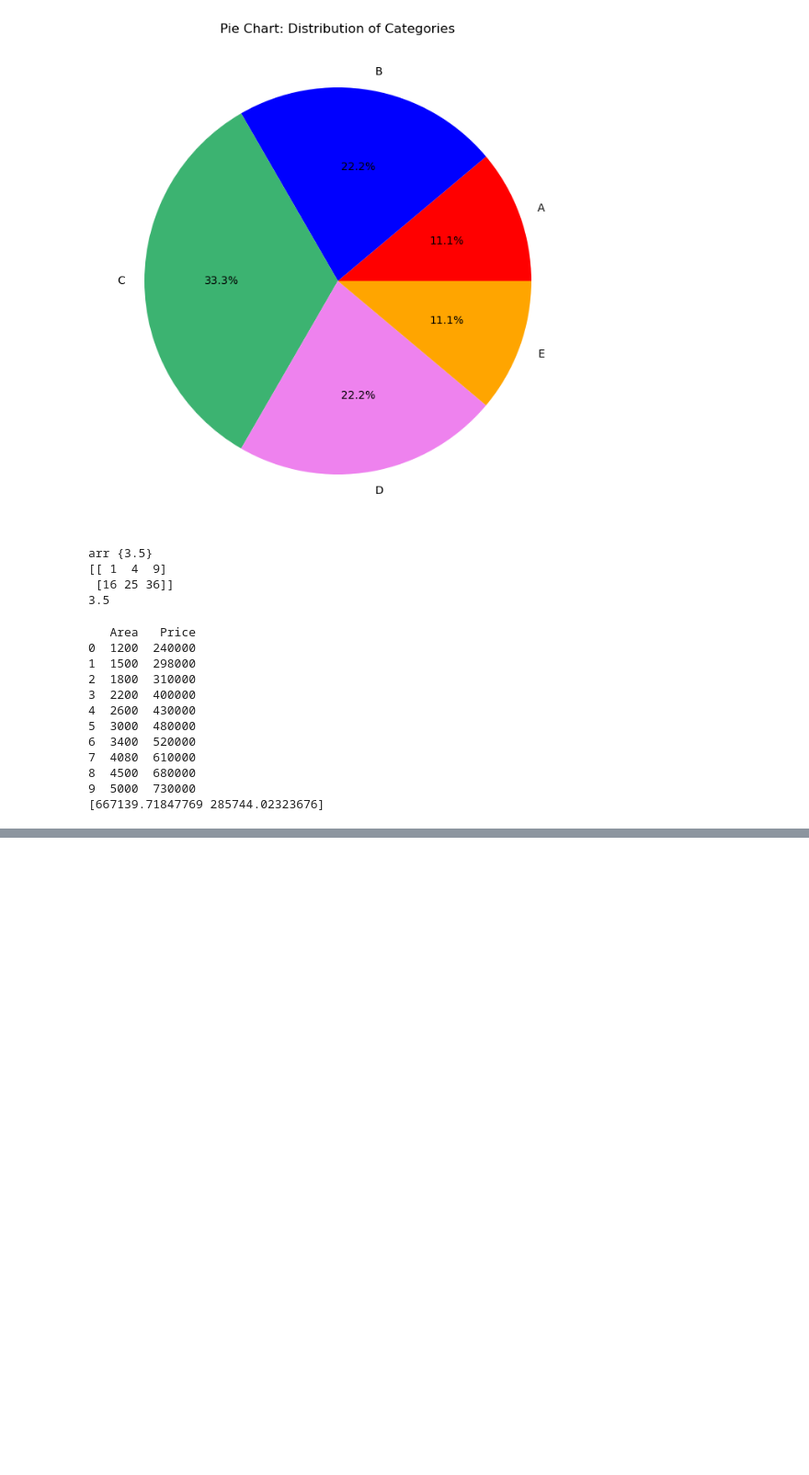
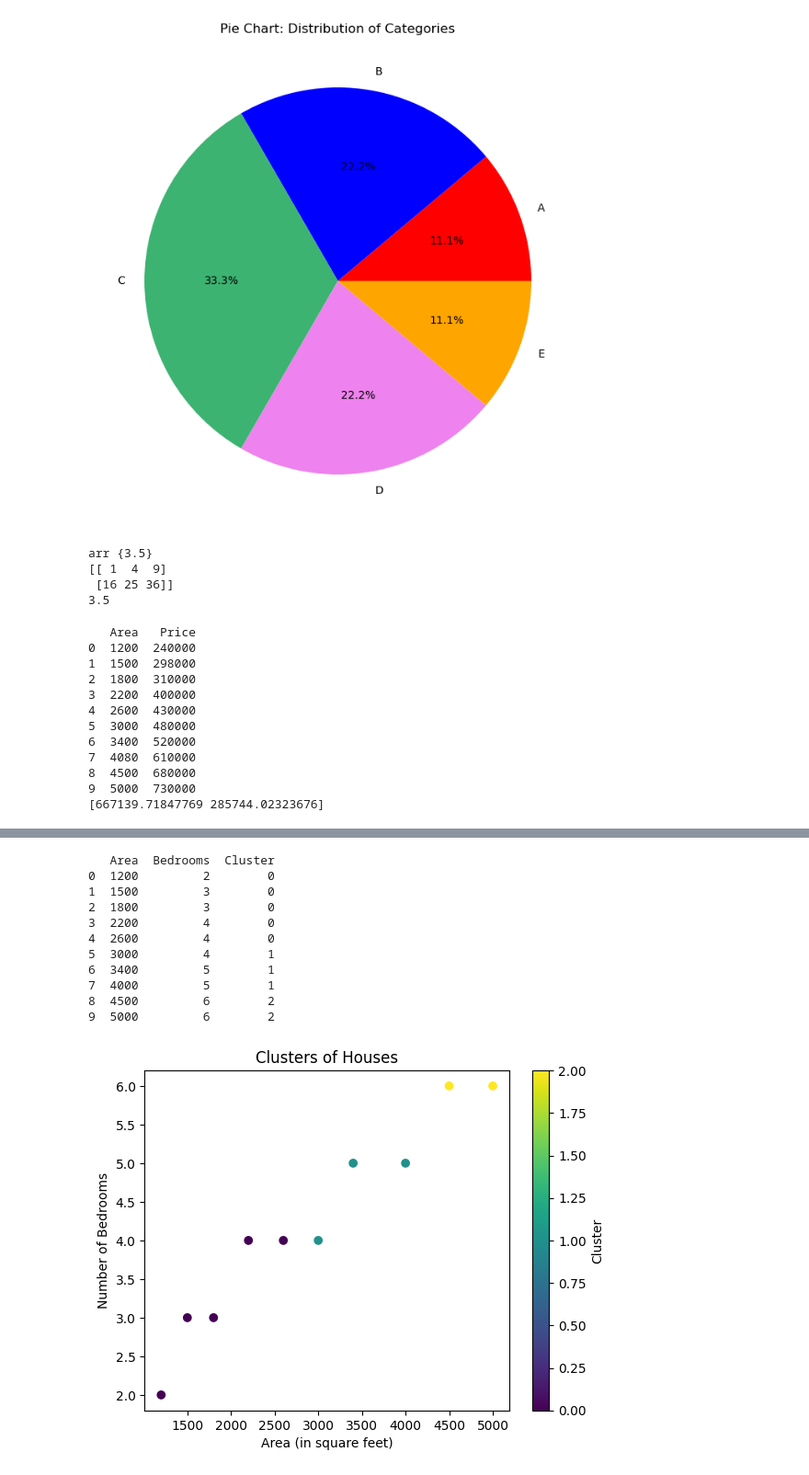
Before and after one commit to AKSHAY-MORE10/PYTHON, a Jupyter notebook: JUPYTER-NOTES/nypd.ipynb, the cells around one changed output, grey strips where cells are left out. Shown: that part at 92% size. Cells and saved outputs as stored; diff of their text form; code cells hidden in the pictures; blank space fills up the shorter version.

```diff
--- a/JUPYTER-NOTES/nypd.ipynb
+++ b/JUPYTER-NOTES/nypd.ipynb
@@ -151,0 +187,51 @@ print(y_pred)
+# %%
+import pandas as pd
+from sklearn.cluster import KMeans
+from sklearn.preprocessing import StandardScaler
+import matplotlib.pyplot as plt
+
+# Sample dataset
+data = {
+    'Area': [1200, 1500, 1800, 2200, 2600, 3000, 3400, 4000, 4500, 5000],
+    'Bedrooms': [2, 3, 3, 4, 4, 4, 5, 5, 6, 6]
+}
+
+# Convert the dictionary into a DataFrame
+df = pd.DataFrame(data)
+
+# Extract features
+X = df[['Area', 'Bedrooms']]
+
+# Standardize the features
+scaler = StandardScaler()
+X_scaled = scaler.fit_transform(X)
+
+# Fit KMeans with a specified number of clusters
+n_clusters = 3  # Example number of clusters, you can change this based on your requirement
+
+kmeans = KMeans(n_clusters=n_clusters)
+df['Cluster'] = kmeans.fit_predict(X_scaled)
+
+# Output the cluster assignments
+print(df)
+
+# Visualize the clusters
+plt.scatter(df['Area'], df['Bedrooms'], c=df['Cluster'])
+plt.title('Clusters of Houses')
+plt.xlabel('Area (in square feet)')
+plt.ylabel('Number of Bedrooms')
+plt.colorbar(label='Cluster')
+plt.show()
+# %% [output]
+   Area  Bedrooms  Cluster
+0  1200         2        0
+1  1500         3        0
+2  1800         3        0
+3  2200         4        0
+4  2600         4        0
+5  3000         4        1
+6  3400         5        1
+7  4000         5        1
+8  4500         6        2
+9  5000         6        2
+[figure, added]
```
Also changed, not shown: parts of 2 cells of this notebook, 1 other file.
